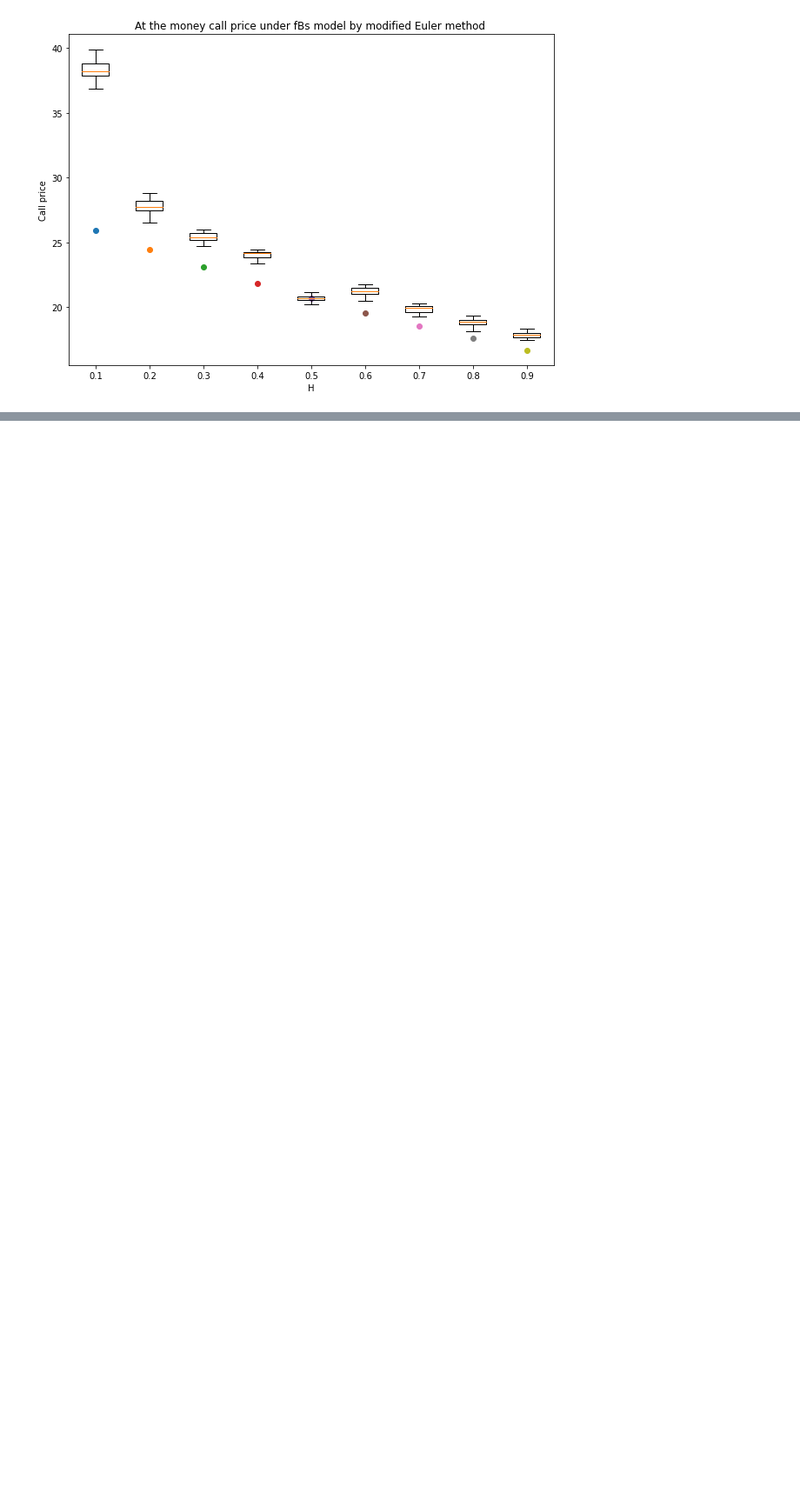
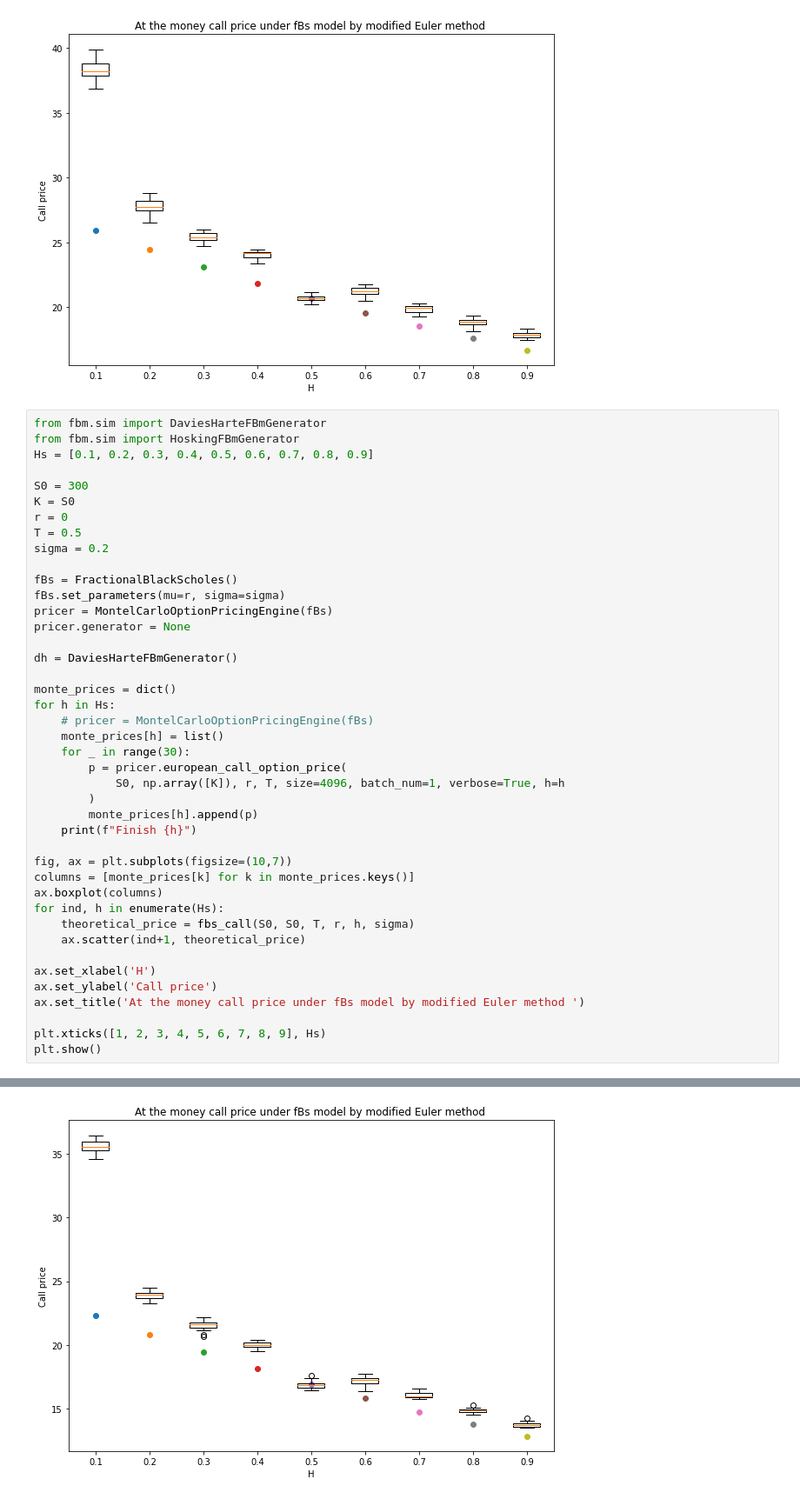
Before and after one commit to kaiboy05/fbm, a Jupyter notebook: notebooks/fBs.ipynb, the cells around one changed output, grey strips where cells are left out. Shown: that part at 87% size. Saved outputs shown, nothing was run; the diff lists cells and outputs as text; blank space fills up the shorter version.

```diff
--- a/notebooks/fBs.ipynb
+++ b/notebooks/fBs.ipynb
@@ -460,3 +460,46 @@ Running batch 1/1
 fBS: Simulating  99.99% dwh
 Finish 0.9
 [figure]
+# %%
+from fbm.sim import DaviesHarteFBmGenerator
+from fbm.sim import HoskingFBmGenerator
+Hs = [0.1, 0.2, 0.3, 0.4, 0.5, 0.6, 0.7, 0.8, 0.9]
+
+S0 = 300
+K = S0
+r = 0
+T = 0.5
+sigma = 0.2
+
+fBs = FractionalBlackScholes()
+fBs.set_parameters(mu=r, sigma=sigma)
+pricer = MontelCarloOptionPricingEngine(fBs)
+pricer.generator = None
+
+dh = DaviesHarteFBmGenerator()
+
+monte_prices = dict()
+for h in Hs:
+    # pricer = MontelCarloOptionPricingEngine(fBs)
+    monte_prices[h] = list()
+    for _ in range(30):
+        p = pricer.european_call_option_price(
+            S0, np.array([K]), r, T, size=4096, batch_num=1, verbose=True, h=h
+        )
+        monte_prices[h].append(p)
+    print(f"Finish {h}")
+
+fig, ax = plt.subplots(figsize=(10,7))
+columns = [monte_prices[k] for k in monte_prices.keys()]
+ax.boxplot(columns)
+for ind, h in enumerate(Hs):
+    theoretical_price = fbs_call(S0, S0, T, r, h, sigma)
+    ax.scatter(ind+1, theoretical_price)
+
+ax.set_xlabel('H')
+ax.set_ylabel('Call price')
+ax.set_title('At the money call price under fBs model by modified Euler method ')
+
+plt.xticks([1, 2, 3, 4, 5, 6, 7, 8, 9], Hs)
+plt.show()
+# %% [output]
@@ -462,0 +523 @@ Finish 0.9
+[figure, added]
```
Also changed, not shown: parts of 1 cell of this notebook, 12 other files.
